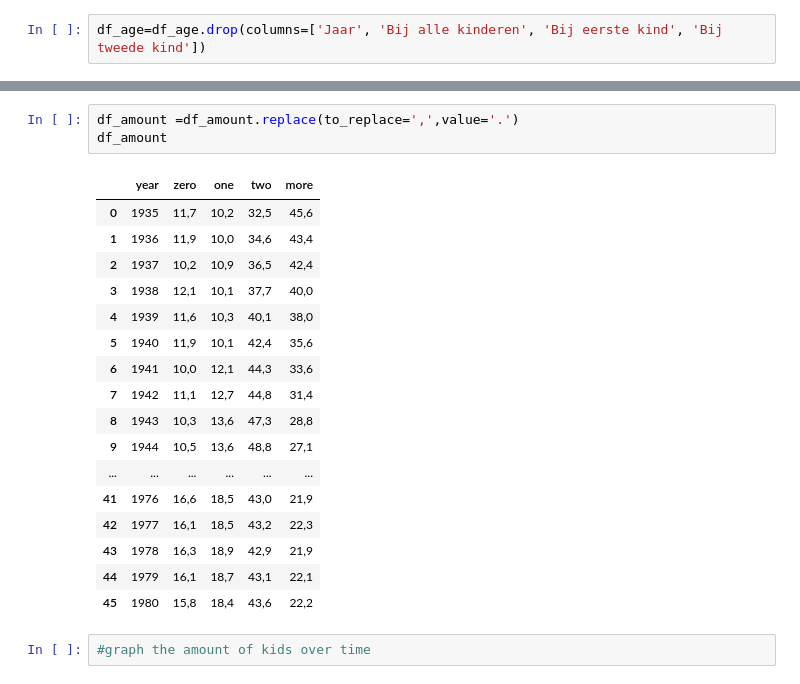
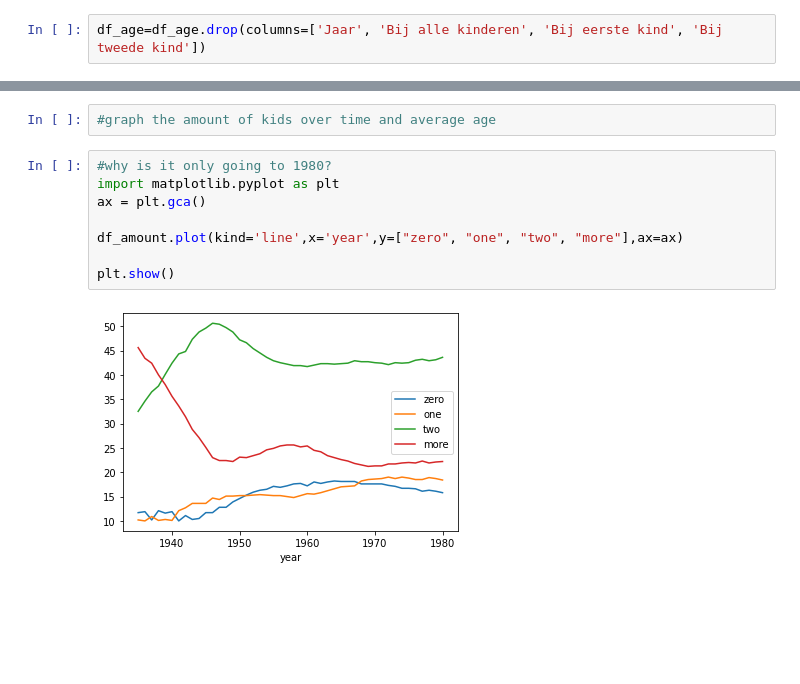
Before and after one commit to christajosephina/Project-week-4, a Jupyter notebook: childbirth.ipynb, the cells around one changed output, grey strips where cells are left out. Drawn from its saved outputs; the diff is of its cells as text; blank space fills up the shorter version.

```diff
--- a/childbirth.ipynb
+++ b/childbirth.ipynb
@@ -72,24 +80,13 @@ second    object
 dtype: object
-# %%
-df_amount =df_amount.replace(to_replace=',',value='.')
-df_amount
-# %% [output]
-|  | year | zero | one | two | more |
-| 0 | 1935 | 11,7 | 10,2 | 32,5 | 45,6 |
-| 1 | 1936 | 11,9 | 10,0 | 34,6 | 43,4 |
-| 2 | 1937 | 10,2 | 10,9 | 36,5 | 42,4 |
-| 3 | 1938 | 12,1 | 10,1 | 37,7 | 40,0 |
-| 4 | 1939 | 11,6 | 10,3 | 40,1 | 38,0 |
-| 5 | 1940 | 11,9 | 10,1 | 42,4 | 35,6 |
-| 6 | 1941 | 10,0 | 12,1 | 44,3 | 33,6 |
-| 7 | 1942 | 11,1 | 12,7 | 44,8 | 31,4 |
-| 8 | 1943 | 10,3 | 13,6 | 47,3 | 28,8 |
-| 9 | 1944 | 10,5 | 13,6 | 48,8 | 27,1 |
-| ... | ... | ... | ... | ... | ... |
-| 41 | 1976 | 16,6 | 18,5 | 43,0 | 21,9 |
-| 42 | 1977 | 16,1 | 18,5 | 43,2 | 22,3 |
-| 43 | 1978 | 16,3 | 18,9 | 42,9 | 21,9 |
-| 44 | 1979 | 16,1 | 18,7 | 43,1 | 22,1 |
-| 45 | 1980 | 15,8 | 18,4 | 43,6 | 22,2 |
 # %%
-#graph the amount of kids over time
+#graph the amount of kids over time and average age
+# %%
+#why is it only going to 1980?
+import matplotlib.pyplot as plt
+ax = plt.gca()
+
+df_amount.plot(kind='line',x='year',y=["zero", "one", "two", "more"],ax=ax)
+
+plt.show()
+# %% [output]
+[figure, added]
```
Also changed, not shown: parts of 20 cells of this notebook, 2 other files.
